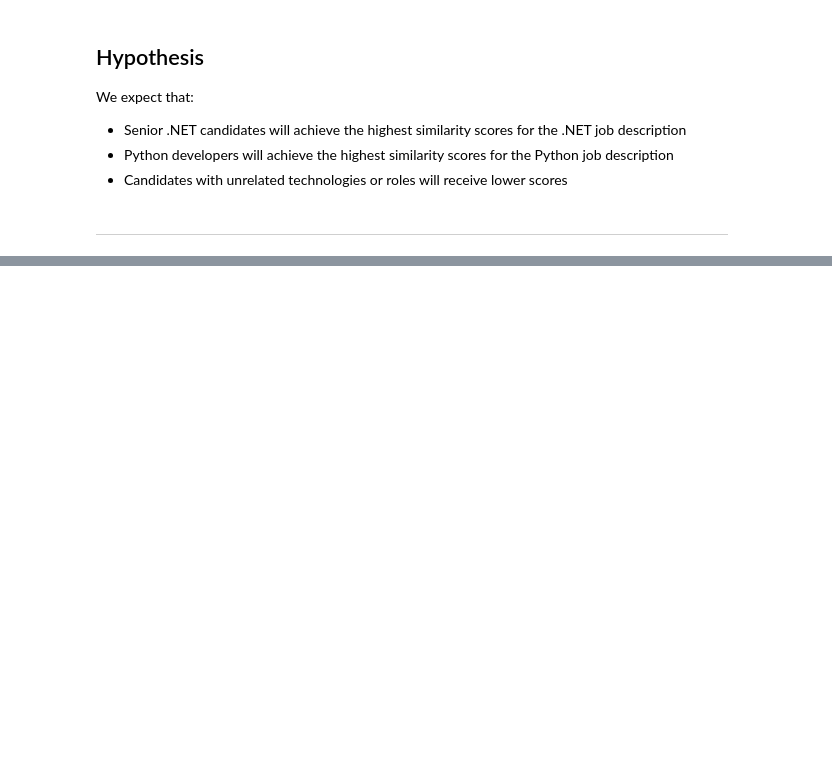
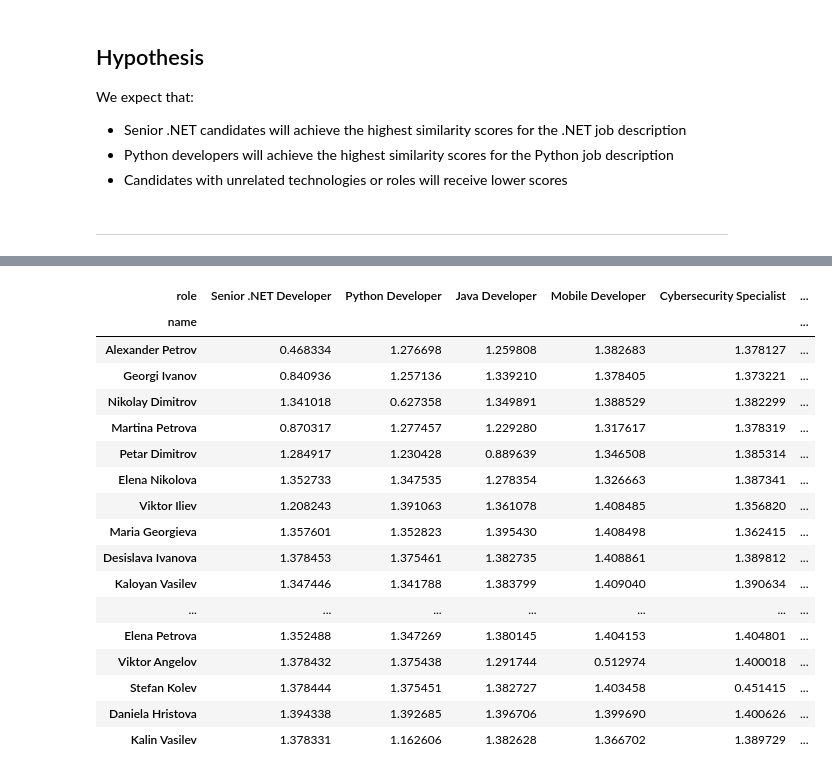
Before and after one commit to DesiVenkova/candidate-job-matching-analysis, a Jupyter notebook: candidate_job_matching_analysis.ipynb, the cells around one changed output, grey strips where cells are left out. Cells and saved outputs as stored; diff of their text form; code cells hidden in the pictures; blank space fills up the shorter version.

```diff
--- a/candidate_job_matching_analysis.ipynb
+++ b/candidate_job_matching_analysis.ipynb
@@ -386,0 +449,31 @@ We expect that:
+# %%
+from sklearn.metrics.pairwise import euclidean_distances
+
+euclidean_scores = euclidean_distances(cv_vectors, job_vectors)
+# %%
+euclidean_df = pd.DataFrame(
+    euclidean_scores,
+    index=cv_df["name"],
+    columns=job_df["role"]
+)
+
+euclidean_df
+# %% [output]
+| role | Senior .NET Developer | Python Developer | Java Developer | Mobile Developer | Cybersecurity Specialist | ... |
+| name |  |  |  |  |  | ... |
+| Alexander Petrov | 0.468334 | 1.276698 | 1.259808 | 1.382683 | 1.378127 | ... |
+| Georgi Ivanov | 0.840936 | 1.257136 | 1.339210 | 1.378405 | 1.373221 | ... |
+| Nikolay Dimitrov | 1.341018 | 0.627358 | 1.349891 | 1.388529 | 1.382299 | ... |
+| Martina Petrova | 0.870317 | 1.277457 | 1.229280 | 1.317617 | 1.378319 | ... |
+| Petar Dimitrov | 1.284917 | 1.230428 | 0.889639 | 1.346508 | 1.385314 | ... |
+| Elena Nikolova | 1.352733 | 1.347535 | 1.278354 | 1.326663 | 1.387341 | ... |
+| Viktor Iliev | 1.208243 | 1.391063 | 1.361078 | 1.408485 | 1.356820 | ... |
+| Maria Georgieva | 1.357601 | 1.352823 | 1.395430 | 1.408498 | 1.362415 | ... |
+| Desislava Ivanova | 1.378453 | 1.375461 | 1.382735 | 1.408861 | 1.389812 | ... |
+| Kaloyan Vasilev | 1.347446 | 1.341788 | 1.383799 | 1.409040 | 1.390634 | ... |
+| ... | ... | ... | ... | ... | ... | ... |
+| Elena Petrova | 1.352488 | 1.347269 | 1.380145 | 1.404153 | 1.404801 | ... |
+| Viktor Angelov | 1.378432 | 1.375438 | 1.291744 | 0.512974 | 1.400018 | ... |
+| Stefan Kolev | 1.378444 | 1.375451 | 1.382727 | 1.403458 | 0.451415 | ... |
+| Daniela Hristova | 1.394338 | 1.392685 | 1.396706 | 1.399690 | 1.400626 | ... |
+| Kalin Vasilev | 1.378331 | 1.162606 | 1.382628 | 1.366702 | 1.389729 | ... |
```
Also changed, not shown: parts of 8 cells of this notebook.
